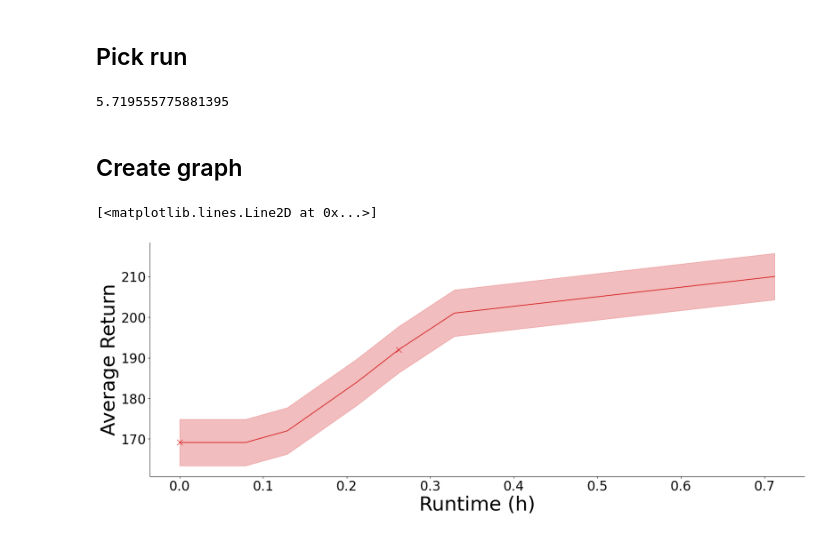
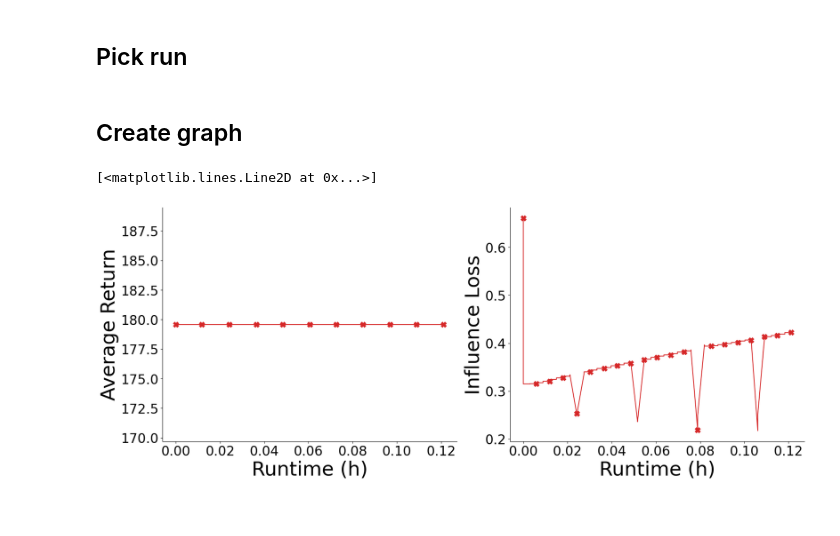
Before and after one commit to einstein8612/DIALS, a Jupyter notebook: plots/simple_traffic.ipynb, the cells around one changed output. Saved outputs shown, nothing was run; the diff lists cells and outputs as text; code cells hidden in the pictures.

Commit message:
add influence loss graph

```diff
--- a/plots/simple_traffic.ipynb
+++ b/plots/simple_traffic.ipynb
@@ -13,34 +13,52 @@ matplotlib.rcParams['ps.fonttype'] = 42
 ## Pick run
 # %%
 # run = input("Pick run: ")
-run = "43"
+run = "49"
 
 metric_file = open("../saved_runs/"+run+"/metrics.json")
 metrics = json.loads(metric_file.read())
+
 returns = metrics["mean episodic return"]
 
-first_time_stamp = datetime.fromisoformat(returns["timestamps"][0])
+first_time_stamp_return = datetime.fromisoformat(returns["timestamps"][0])
 
-y_values = returns["values"]
-std = np.std(y_values, axis=0)/np.sqrt(len(y_values))
-x_values = [(datetime.fromisoformat(timestamp)-first_time_stamp).seconds / 3600 for timestamp in returns["timestamps"]] # Hours in
+y_values_return = returns["values"]
+std_return = np.std(y_values_return, axis=0)/np.sqrt(len(y_values_return))
+x_values_return = [(datetime.fromisoformat(timestamp)-first_time_stamp_return).seconds / 3600 for timestamp in returns["timestamps"]] # Hours in
+
+losses = metrics["influence loss"]
+
+first_time_stamp_loss = datetime.fromisoformat(losses["timestamps"][0])
+
+y_values_loss = losses["values"]
+std_loss = np.std(y_values_loss, axis=0)/np.sqrt(len(y_values_loss))
+x_values_loss = [(datetime.fromisoformat(timestamp)-first_time_stamp_loss).seconds / 3600 for timestamp in losses["timestamps"]] # Hours in
-# %% [output]
-5.719555775881395
 # %% [markdown]
 ## Create graph
 # %%
-color = "C3"
+color_return = "C3"
+color_loss = "C4"
 
-fig, ax = plt.subplots(1, figsize=(18,7), constrained_layout=True)
-ax.spines['right'].set_visible(False)
-ax.spines['top'].set_visible(False)
+fig, ax = plt.subplots(1, 2, figsize=(18,7), constrained_layout=True)
+ax[0].spines['right'].set_visible(False)
+ax[0].spines['top'].set_visible(False)
 
-ax.tick_params(labelsize=24)
-ax.set_ylabel('Average Return', fontsize=36)
-ax.set_xlabel('Runtime (h)', fontsize=36)
+ax[0].tick_params(labelsize=24)
+ax[0].set_ylabel('Average Return', fontsize=36)
+ax[0].set_xlabel('Runtime (h)', fontsize=36)
 
-ax.fill_between(x_values, y_values-std, y_values+std, alpha=0.3, color=color)
-ax.plot(x_values, y_values, marker="X", markevery=4, markersize=10, color=color)
+ax[0].fill_between(x_values_return, y_values_return-std_return, y_values_return+std_return, alpha=0.3, color=color_return)
+ax[0].plot(x_values_return, y_values_return, marker="X", markevery=4, markersize=10, color=color_return)
+
+ax[1].spines['right'].set_visible(False)
+ax[1].spines['top'].set_visible(False)
+
+ax[1].tick_params(labelsize=24)
+ax[1].set_ylabel('Influence Loss', fontsize=36)
+ax[1].set_xlabel('Runtime (h)', fontsize=36)
+
+ax[1].fill_between(x_values_loss, y_values_loss-std_loss, y_values_loss+std_loss, alpha=0.3, color=color_loss)
+ax[1].plot(x_values_loss, y_values_loss, marker="X", markevery=4, markersize=10, color=color_loss)
 # %% [output]
 [<matplotlib.lines.Line2D at 0x...>]
-[figure, old version]
+[figure, new version]
```
